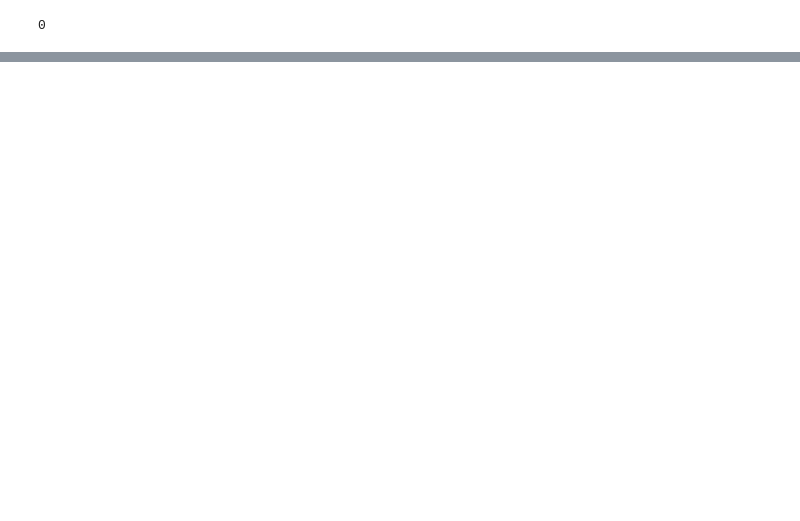
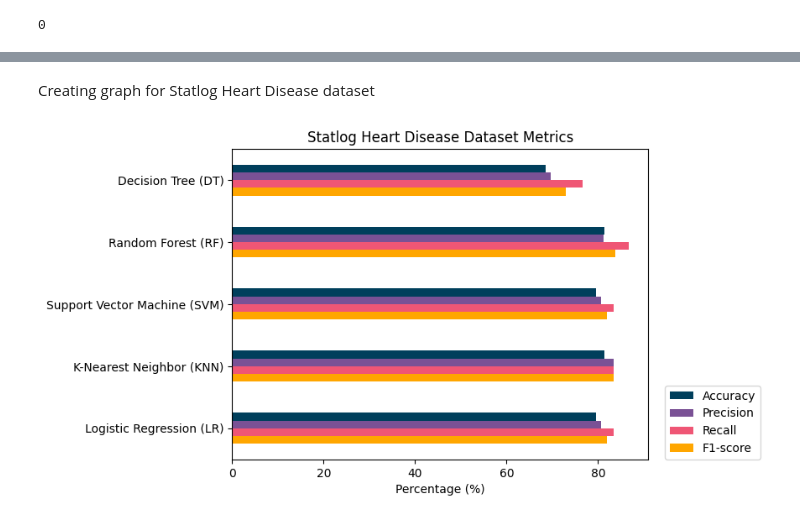
Before and after one commit to FW0912/ResearchHeartDiseasePrediction, a Jupyter notebook: Research_Heart_Disease_Classification.ipynb, the cells around one changed output, grey strips where cells are left out. Saved outputs shown, nothing was run; the diff lists cells and outputs as text; code cells hidden in the pictures; blank space fills up the shorter version.

```diff
--- a/Research_Heart_Disease_Classification.ipynb
+++ b/Research_Heart_Disease_Classification.ipynb
@@ -450,0 +864,3 @@ print(f1LR_Sdataset)
+# %%
+legendColors = ['#ffa600', '#ef5675', '#7a5195', '#003f5c']
+models = ['Logistic Regression (LR)', 'K-Nearest Neighbor (KNN)', 'Support Vector Machine (SVM)', 'Random Forest (RF)', 'Decision Tree (DT)']
@@ -450,0 +890,24 @@ print(f1LR_Sdataset)
+# %% [markdown]
+Creating graph for Statlog Heart Disease dataset
+# %%
+accuracy_Sdataset = [79.63, 81.48, 79.63, 81.48, 68.52]
+precision_Sdataset = [80.65, 83.33, 80.65, 81.25, 69.70]
+recall_Sdataset = [83.33, 83.33, 83.33, 86.67, 76.67]
+f1score_Sdataset = [81.97, 83.33, 81.97, 83.87, 73.02]
+legends_Sdataset = {
+    'F1-score' : f1score_Sdataset,
+    'Recall' : recall_Sdataset,
+    'Precision' : precision_Sdataset,
+    'Accuracy' : accuracy_Sdataset
+}
+
+
+graphdf_Sdataset = pd.DataFrame(legends_Sdataset, index=models)
+graph_Sdataset = graphdf_Sdataset.plot(kind='barh', color=legendColors)
+plt.legend(reverse=True, loc=(1.04, 0))
+plt.title('Statlog Heart Disease Dataset Metrics')
+plt.xlabel('Percentage (%)')
+
+plt.show()
+# %% [output]
+[figure, added]
```
Also changed, not shown: parts of 157 cells of this notebook.
